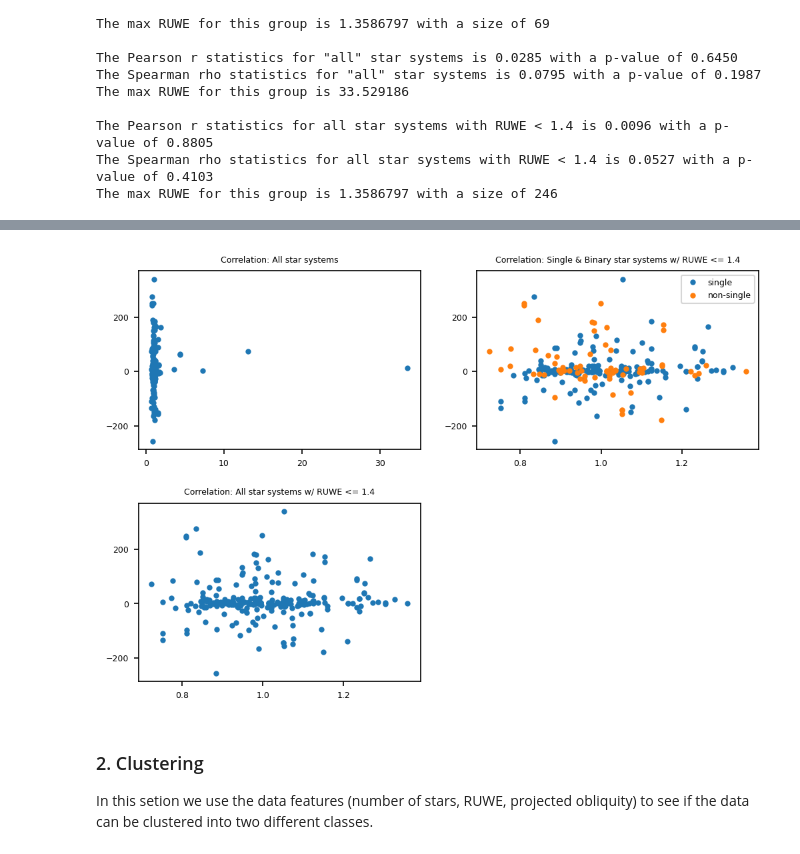
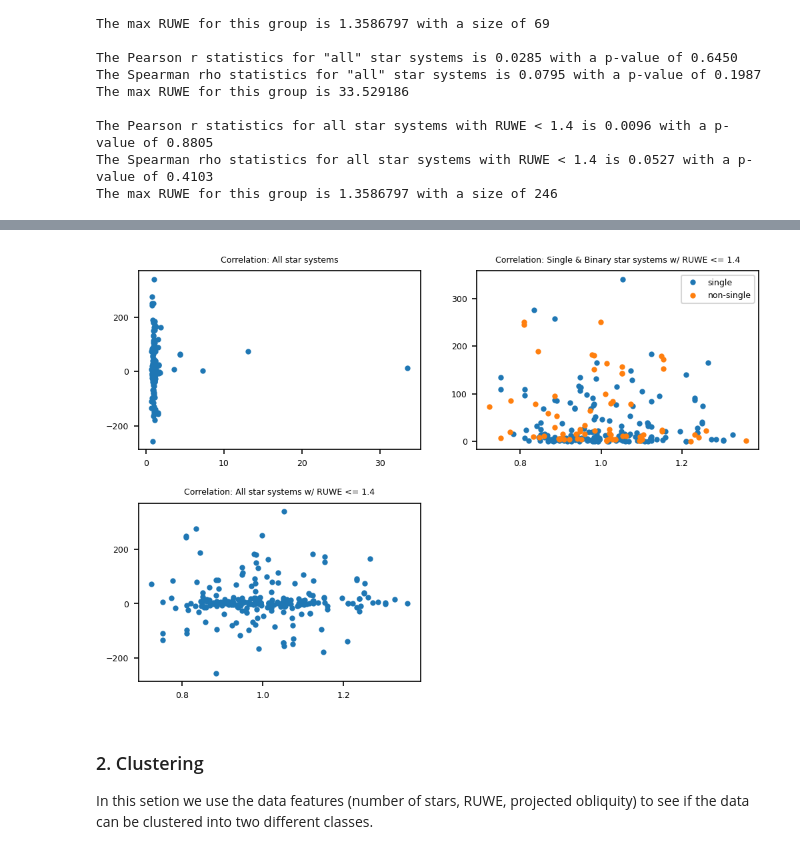
Before and after one commit to baryan/ASTR154-ProjectedObliquity, a Jupyter notebook: src/hypothesis_testing.ipynb, the cells around one changed output, grey strips where cells are left out. Saved outputs shown, nothing was run; the diff lists cells and outputs as text; code cells hidden in the pictures.

```diff
--- a/src/hypothesis_testing.ipynb
+++ b/src/hypothesis_testing.ipynb
@@ -506,7 +636,8 @@ print(possible_binary_sys)
 #   "binary_sys" list
 binary_sys_ruwe = table.vstack([binary_sys, possible_binary_sys])
 binary_sys_ruwe = table.join(gaia_table, binary_sys_ruwe, keys_left='source_id',
-                             keys_right='gaia_dr3_source_id')['gaia_dr3_source_id', 'discoverymethod', 'sy_snum', 'pl_projobliq', 'ruwe', 'pm']
+                             keys_right='gaia_dr3_source_id')['gaia_dr3_source_id', 'discoverymethod', 'sy_snum',
+                                                              'pl_projobliq', 'ruwe', 'pm']
 
 #   Extract those stars whose RUWE <= 1.4
 single_sys_ruwe = gaia_table[gaia_table['ruwe'] <= 1.4]['designation', 'source_id', 'ruwe', 'pm']
@@ -514,10 +645,14 @@ single_sys_ruwe = gaia_table[gaia_table['ruwe'] <= 1.4]['designation', 'source_i
 #   Using the ids of the stars in the list above, extract the corresponding
 #   exoplanet data for "single" star systems
 single_sys_ruwe = table.join(single_sys_ruwe, single_sys, keys_left='source_id',
-                             keys_right='gaia_dr3_source_id')['gaia_dr3_source_id', 'discoverymethod', 'sy_snum', 'pl_projobliq', 'ruwe', 'pm']
-print(binary_sys_ruwe['gaia_dr3_source_id', 'discoverymethod', 'sy_snum', 'pl_projobliq', 'ruwe', 'pm'], '\n')
+                             keys_right='gaia_dr3_source_id')['gaia_dr3_source_id', 'discoverymethod', 'sy_snum',
+                                                              'pl_projobliq', 'ruwe', 'pm']
+
+print(binary_sys_ruwe[binary_sys_ruwe['ruwe'] > 1.4]['gaia_dr3_source_id', 'discoverymethod', 'sy_snum', 'pl_projobliq', 'ruwe', 'pm'], '\n')
 print(single_sys_ruwe['gaia_dr3_source_id', 'discoverymethod', 'sy_snum', 'pl_projobliq', 'ruwe', 'pm'], '\n')
 
 print(f'Mean RUWE for "binary" star systems: {np.mean(binary_sys_ruwe['ruwe']):.2f}\n')
 print(f'Mean RUWE for "single" star systems: {np.mean(single_sys_ruwe['ruwe']):.2f}\n')
+
+single_sys_ruwe
 # %% [output]
@@ -700,36 +904,36 @@ The max RUWE for this group is 1.3586797 with a size of 246
 # Plot the Obliquity values vs. RUWE to see if there are any trends
 fig_w = 8
 fig_h = fig_w * 6 / 9
 plt.figure(figsize=[fig_w, fig_h], dpi=150)
 
 plt.subplot(221)
 plt.plot(all_proj_obliq['ruwe'], all_proj_obliq['pl_projobliq'], '.')
 plt.title('Correlation: All star systems', fontsize=6)
 plt.xticks(fontsize=6)
 plt.yticks(fontsize=6)
 
 plt.subplot(222)
-plt.plot(single_sys_ruwe['ruwe'], single_sys_ruwe['pl_projobliq'], '.', label='single')
+plt.plot(single_sys_ruwe['ruwe'], np.abs(single_sys_ruwe['pl_projobliq']), '.', label='single')
 # plt.title('Correlation: Single star systems w/ RUWE <= 1.4', fontsize=6)
 plt.xticks(fontsize=6)
 plt.yticks(fontsize=6)
 
 plt.subplot(222)
-plt.plot(bin_fit_ruwe['ruwe'], bin_fit_ruwe['pl_projobliq'], '.', label='non-single')
+plt.plot(bin_fit_ruwe['ruwe'], np.abs(bin_fit_ruwe['pl_projobliq']), '.', label='non-single')
 plt.title('Correlation: Single & Binary star systems w/ RUWE <= 1.4', fontsize=6)
 plt.legend(fontsize=6)
 plt.xticks(fontsize=6)
 plt.yticks(fontsize=6)
 
 plt.subplot(223)
 plt.plot(all_fit_ruwe['ruwe'], all_fit_ruwe['pl_projobliq'], '.')
 plt.title('Correlation: All star systems w/ RUWE <= 1.4', fontsize=6)
 plt.xticks(fontsize=6)
 plt.yticks(fontsize=6)
 
 plt.subplots_adjust(hspace=.3)
 # %% [output]
-[figure, old version]
+[figure, new version]
 # %% [markdown]
 ### 2. Clustering
 
```
Also changed, not shown: parts of 22 cells of this notebook, 2 other files.
